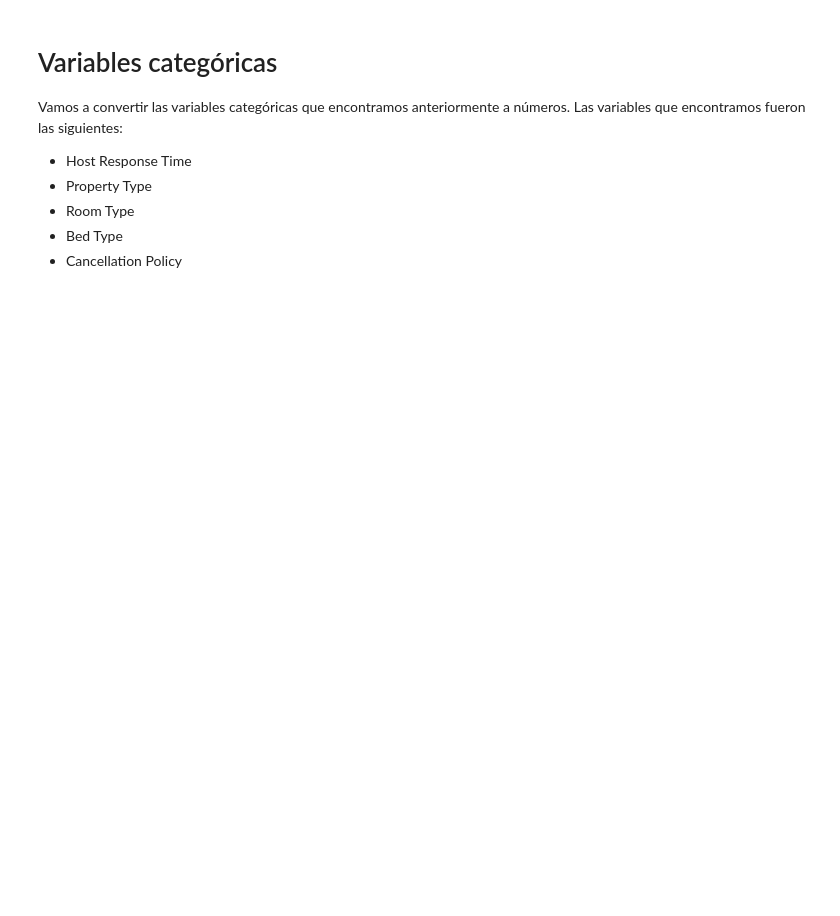
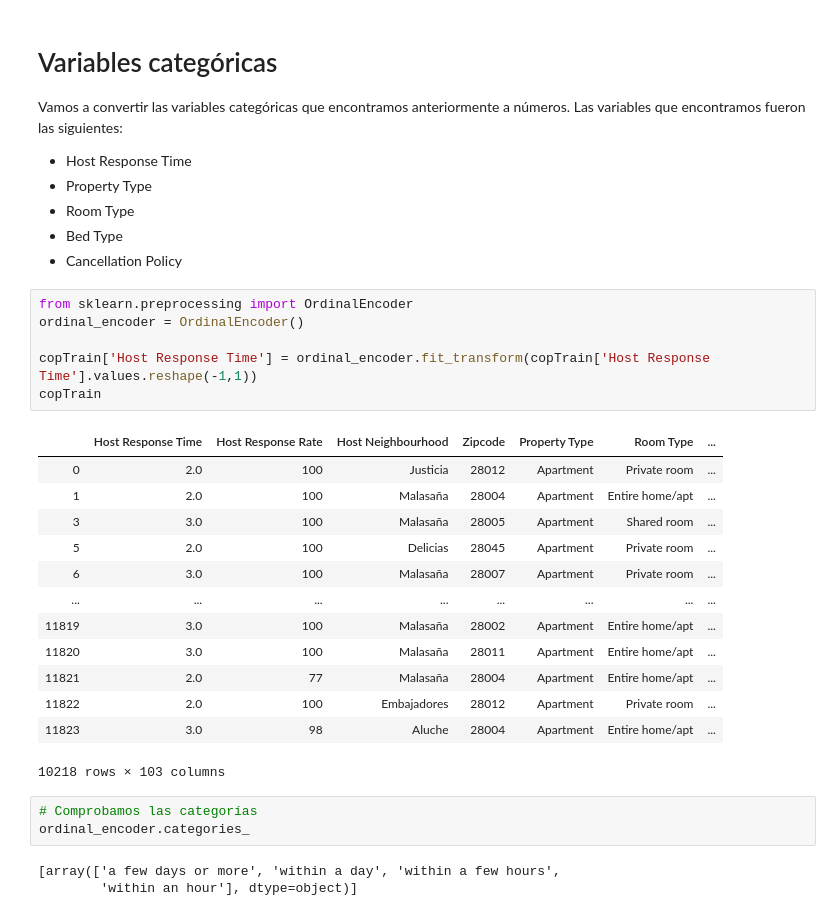
Before and after one commit to Dynam1co/ML_PrediccionPrecioVivienda, a Jupyter notebook: resolucion.ipynb, the cells around one changed output. Drawn from its saved outputs; the diff is of its cells as text; blank space fills up the shorter version.

```diff
--- a/resolucion.ipynb
+++ b/resolucion.ipynb
@@ -828,3 +847,29 @@ Vamos a convertir las variables categóricas que encontramos anteriormente a nú
 - Room Type
 - Bed Type
 - Cancellation Policy
+# %%
+from sklearn.preprocessing import OrdinalEncoder
+ordinal_encoder = OrdinalEncoder()
+
+copTrain['Host Response Time'] = ordinal_encoder.fit_transform(copTrain['Host Response Time'].values.reshape(-1,1))
+copTrain
+# %% [output]
+|  | Host Response Time | Host Response Rate | Host Neighbourhood | Zipcode | Property Type | Room Type | ... |
+| 0 | 2.0 | 100 | Justicia | 28012 | Apartment | Private room | ... |
+| 1 | 2.0 | 100 | Malasaña | 28004 | Apartment | Entire home/apt | ... |
+| 3 | 3.0 | 100 | Malasaña | 28005 | Apartment | Shared room | ... |
+| 5 | 2.0 | 100 | Delicias | 28045 | Apartment | Private room | ... |
+| 6 | 3.0 | 100 | Malasaña | 28007 | Apartment | Private room | ... |
+| ... | ... | ... | ... | ... | ... | ... | ... |
+| 11819 | 3.0 | 100 | Malasaña | 28002 | Apartment | Entire home/apt | ... |
+| 11820 | 3.0 | 100 | Malasaña | 28011 | Apartment | Entire home/apt | ... |
+| 11821 | 2.0 | 77 | Malasaña | 28004 | Apartment | Entire home/apt | ... |
+| 11822 | 2.0 | 100 | Embajadores | 28012 | Apartment | Private room | ... |
+| 11823 | 3.0 | 98 | Aluche | 28004 | Apartment | Entire home/apt | ... |
+10218 rows × 103 columns
+# %%
+# Comprobamos las categorías
+ordinal_encoder.categories_
+# %% [output]
+[array(['a few days or more', 'within a day', 'within a few hours',
+        'within an hour'], dtype=object)]
```
Also changed, not shown: parts of 14 cells of this notebook.
